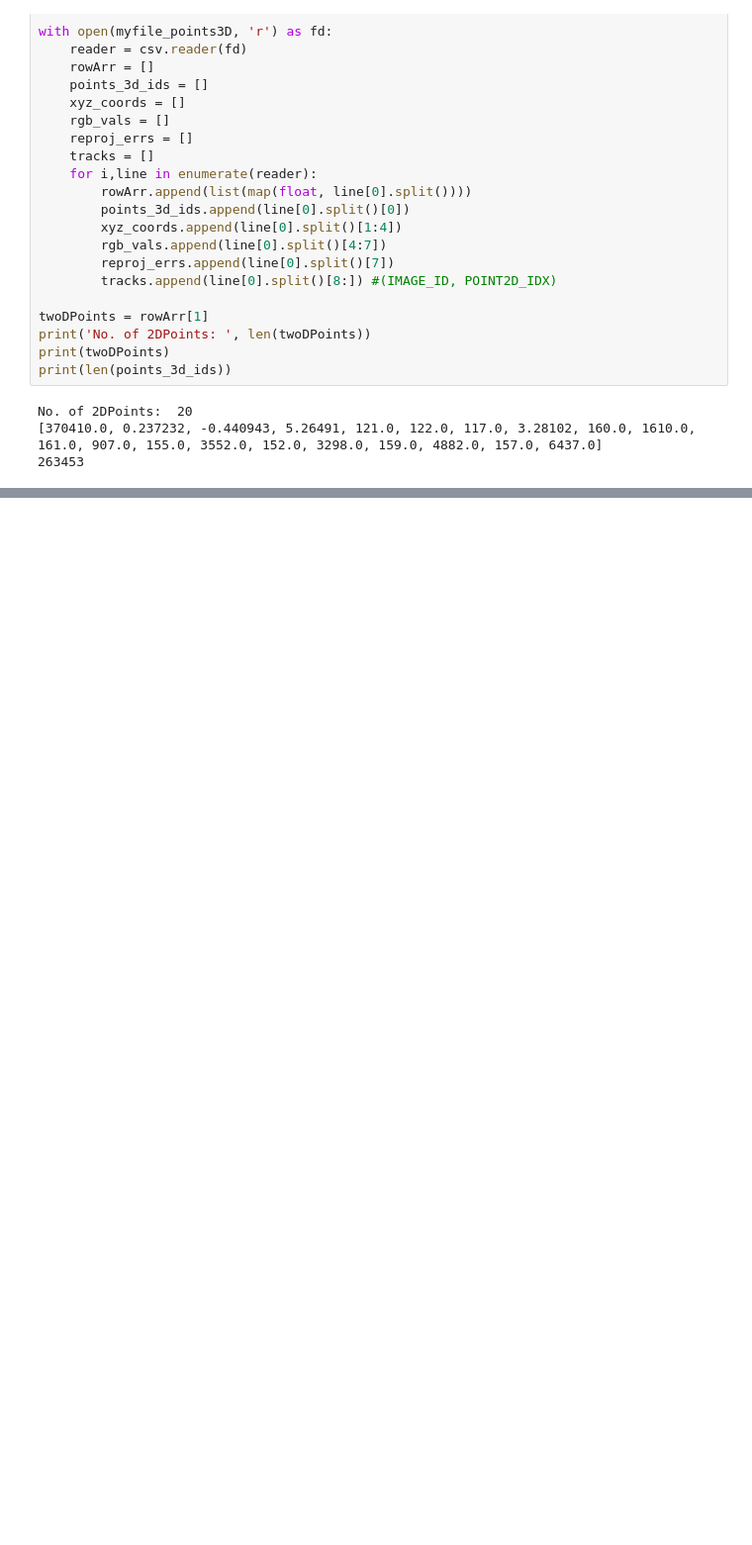
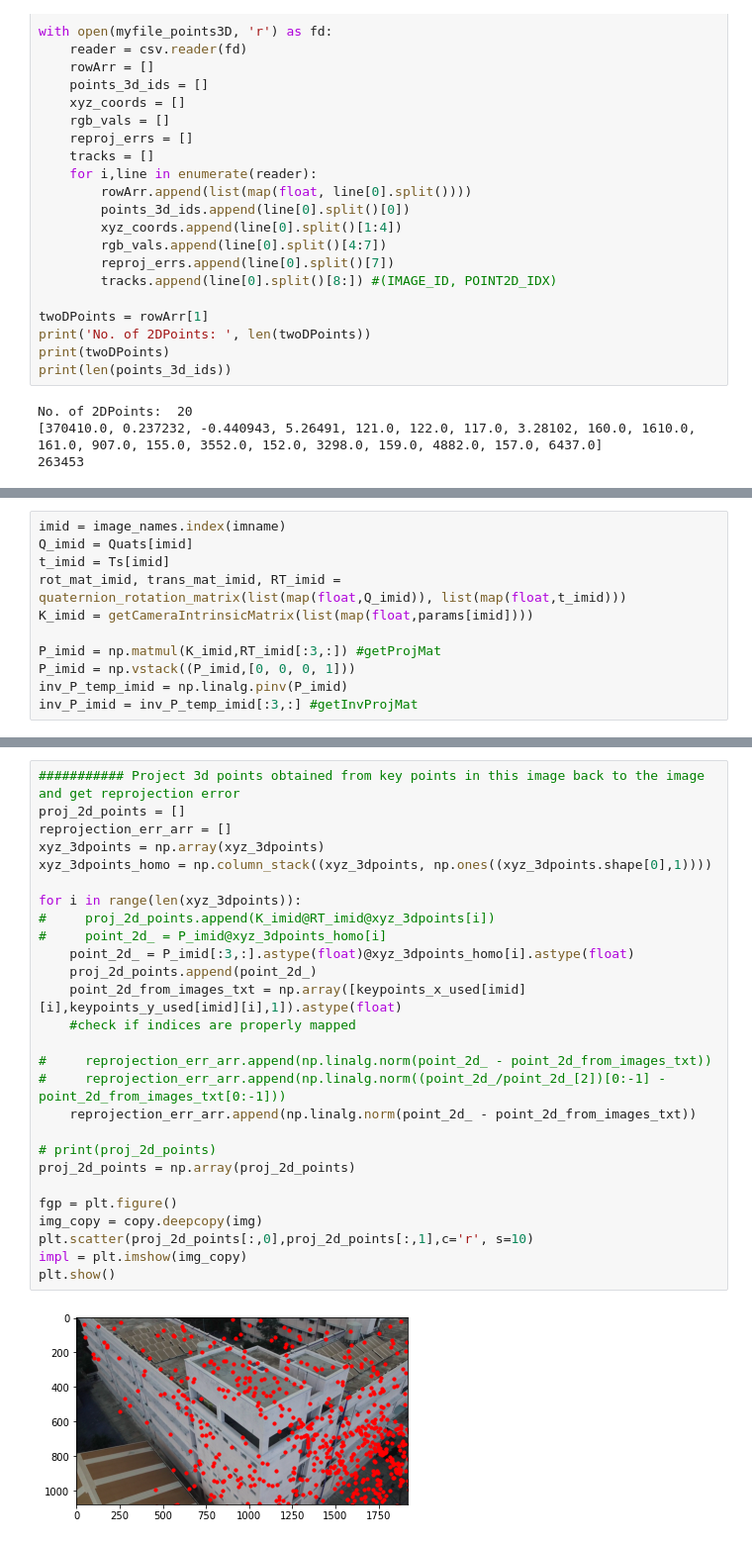
Before and after one commit to Dhruv2012/Drone-based-building-assessment, a Jupyter notebook: colmap_2dto3d_pixelCorrespondences.ipynb, the cells around one changed output, grey strips where cells are left out. Shown at 99% size. Drawn from its saved outputs; the diff is of its cells as text; blank space fills up the shorter version.

```diff
--- a/colmap_2dto3d_pixelCorrespondences.ipynb
+++ b/colmap_2dto3d_pixelCorrespondences.ipynb
@@ -283,0 +399,11 @@ print(len(inds_used))
+# %%
+imid = image_names.index(imname)
+Q_imid = Quats[imid]
+t_imid = Ts[imid]
+rot_mat_imid, trans_mat_imid, RT_imid = quaternion_rotation_matrix(list(map(float,Q_imid)), list(map(float,t_imid)))
+K_imid = getCameraIntrinsicMatrix(list(map(float,params[imid])))
+
+P_imid = np.matmul(K_imid,RT_imid[:3,:]) #getProjMat
+P_imid = np.vstack((P_imid,[0, 0, 0, 1]))
+inv_P_temp_imid = np.linalg.pinv(P_imid)
+inv_P_imid = inv_P_temp_imid[:3,:] #getInvProjMat
@@ -319,0 +493,29 @@ print(len(inds_used))
+# %%
+########### Project 3d points obtained from key points in this image back to the image and get reprojection error
+proj_2d_points = []
+reprojection_err_arr = []
+xyz_3dpoints = np.array(xyz_3dpoints)
+xyz_3dpoints_homo = np.column_stack((xyz_3dpoints, np.ones((xyz_3dpoints.shape[0],1))))
+
+for i in range(len(xyz_3dpoints)):
+#     proj_2d_points.append(K_imid@RT_imid@xyz_3dpoints[i])
+#     point_2d_ = P_imid@xyz_3dpoints_homo[i]
+    point_2d_ = P_imid[:3,:].astype(float)@xyz_3dpoints_homo[i].astype(float)
+    proj_2d_points.append(point_2d_)
+    point_2d_from_images_txt = np.array([keypoints_x_used[imid][i],keypoints_y_used[imid][i],1]).astype(float)
+    #check if indices are properly mapped
+
+#     reprojection_err_arr.append(np.linalg.norm(point_2d_ - point_2d_from_images_txt))
+#     reprojection_err_arr.append(np.linalg.norm((point_2d_/point_2d_[2])[0:-1] - point_2d_from_images_txt[0:-1]))
+    reprojection_err_arr.append(np.linalg.norm(point_2d_ - point_2d_from_images_txt))
+
+# print(proj_2d_points)
+proj_2d_points = np.array(proj_2d_points)
+
+fgp = plt.figure()
+img_copy = copy.deepcopy(img)
+plt.scatter(proj_2d_points[:,0],proj_2d_points[:,1],c='r', s=10)
+impl = plt.imshow(img_copy)
+plt.show()
+# %% [output]
+[figure, added]
```
Also changed, not shown: parts of 28 cells of this notebook.
